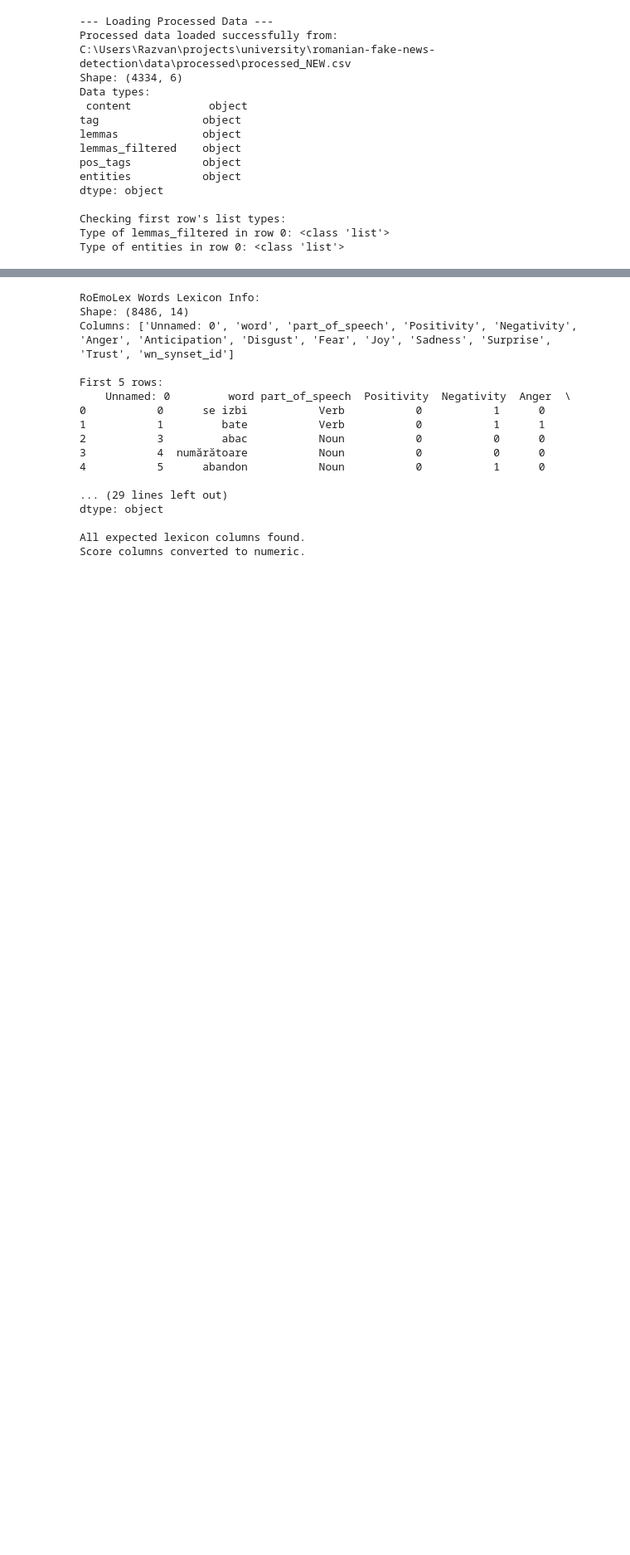
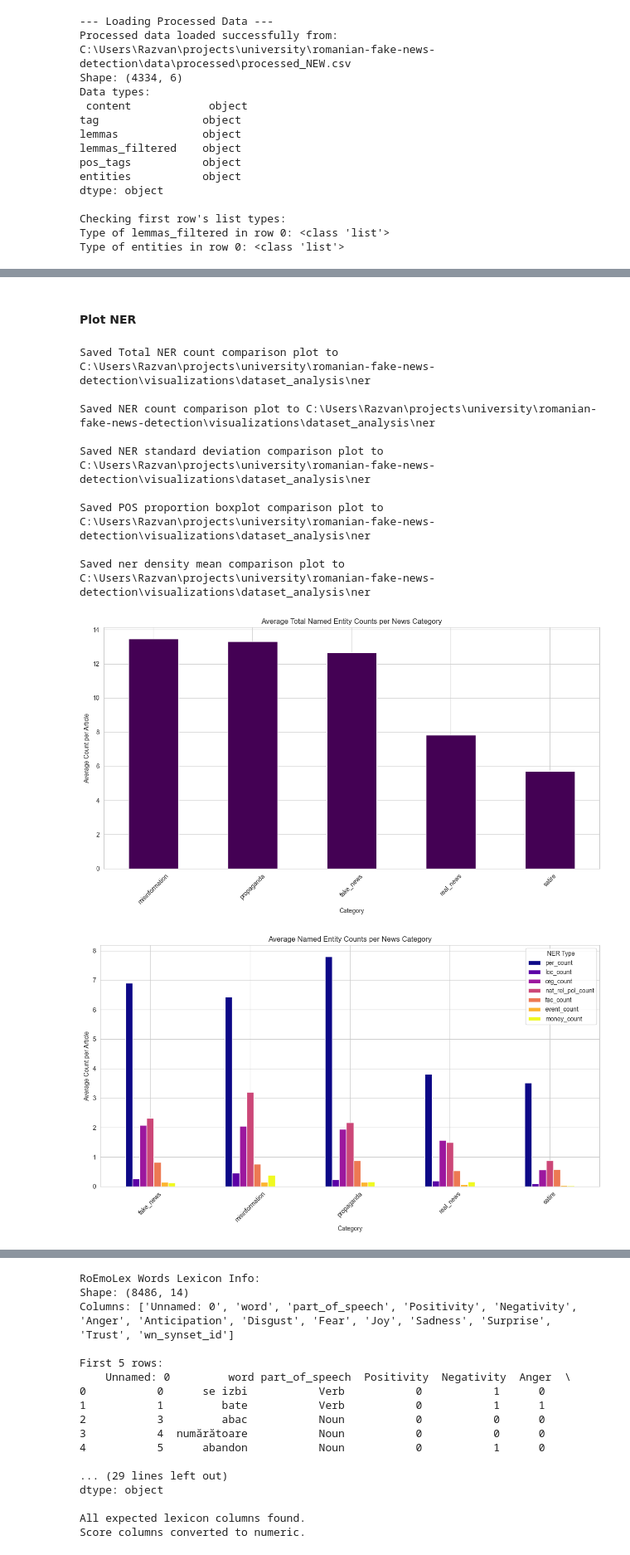
Before and after one commit to razvanxpop/romanian-fake-news-detection, a Jupyter notebook: notebooks/preprocessing_analysis.ipynb, the cells around one changed output, grey strips where cells are left out. Shown at 83% size. Cells and saved outputs as stored; diff of their text form; code cells hidden in the pictures; blank space fills up the shorter version.

```diff
--- a/notebooks/preprocessing_analysis.ipynb
+++ b/notebooks/preprocessing_analysis.ipynb
@@ -630,0 +632,70 @@ Top SATIRE Persons:
+# %% [markdown]
+#### Plot NER
+# %%
+# Average Total NER Counts per News Category
+ner_mean_stats['total_entities'].sort_values(ascending=False).plot(kind='bar', figsize=(12, 7), colormap='viridis')
+plt.title('Average Total Named Entity Counts per News Category')
+plt.xlabel('Category')
+plt.ylabel('Average Count per Article')
+plt.xticks(rotation=45)
+plt.tight_layout()
+plt.savefig(os.path.join(NER_DIR, 'total_ner_mean_comparison.png'))
+print(f"\nSaved Total NER count comparison plot to {NER_DIR}")
+
+# Average NER Counts
+ner_mean_stats[NER_COLUMNS].plot(kind='bar', figsize=(12, 7), colormap='plasma')
+plt.title('Average Named Entity Counts per News Category')
+plt.xlabel('Category')
+plt.ylabel('Average Count per Article')
+plt.xticks(rotation=45)
+plt.legend(title='NER Type')
+plt.tight_layout()
+plt.savefig(os.path.join(NER_DIR, 'ner_mean_comparison.png'))
+print(f"\nSaved NER count comparison plot to {NER_DIR}")
+
+# NER Counts Standard Deviation
+ner_std_stats[NER_COLUMNS].plot(kind='bar', figsize=(12, 7), colormap='plasma')
+plt.title('Standard Deviation Named Entity Counts per News Category')
+plt.xlabel('Category')
+plt.ylabel('Standard Deviation Count per Article')
+plt.xticks(rotation=45)
+plt.legend(title='NER Type')
+plt.tight_layout()
+plt.savefig(os.path.join(NER_DIR, 'ner_std_comparison.png'))
+print(f"\nSaved NER standard deviation comparison plot to {NER_DIR}")
+
+# NER Counts Boxplot
+df_melted = df_processed.melt(id_vars=['tag'], value_vars=NER_COLUMNS, var_name='NER_Type', value_name='Proportion')
+plt.figure(figsize=(12, 7))
+sns.boxplot(data=df_melted, x='tag', y='Proportion', hue='NER_Type', palette="plasma", showfliers=False)
+plt.title('Named Entity Proportions per News Category Boxplot')
+plt.xlabel('Category')
+plt.ylabel('Proportion')
+plt.xticks(rotation=45)
+plt.legend(title='NER Type')
+plt.tight_layout()
+plt.savefig(os.path.join(NER_DIR, 'ner_boxplot_comparison.png'))
+print(f"\nSaved POS proportion boxplot comparison plot to {NER_DIR}")
+
+# POS Proportions Mean
+plt.figure(figsize=(12, 7))
+ner_density_stats['mean'].plot(kind='bar', figsize=(12, 7), colormap='viridis')
+plt.title('Average NER density per News Category')
+plt.xlabel('Category')
+plt.ylabel('Average Proportion')
+plt.xticks(rotation=45)
+plt.tight_layout()
+plt.savefig(os.path.join(NER_DIR, 'ner_density_mean_comparison.png'))
+print(f"\nSaved ner density mean comparison plot to {NER_DIR}")
+# %% [output]
+Saved Total NER count comparison plot to C:\Users\Razvan\projects\university\romanian-fake-news-detection\visualizations\dataset_analysis\ner
+
+Saved NER count comparison plot to C:\Users\Razvan\projects\university\romanian-fake-news-detection\visualizations\dataset_analysis\ner
+
+Saved NER standard deviation comparison plot to C:\Users\Razvan\projects\university\romanian-fake-news-detection\visualizations\dataset_analysis\ner
+
+Saved POS proportion boxplot comparison plot to C:\Users\Razvan\projects\university\romanian-fake-news-detection\visualizations\dataset_analysis\ner
+
+Saved ner density mean comparison plot to C:\Users\Razvan\projects\university\romanian-fake-news-detection\visualizations\dataset_analysis\ner
+[figure, added]
+[figure, added]
```
Also changed, not shown: parts of 78 cells of this notebook, 28 other files.
